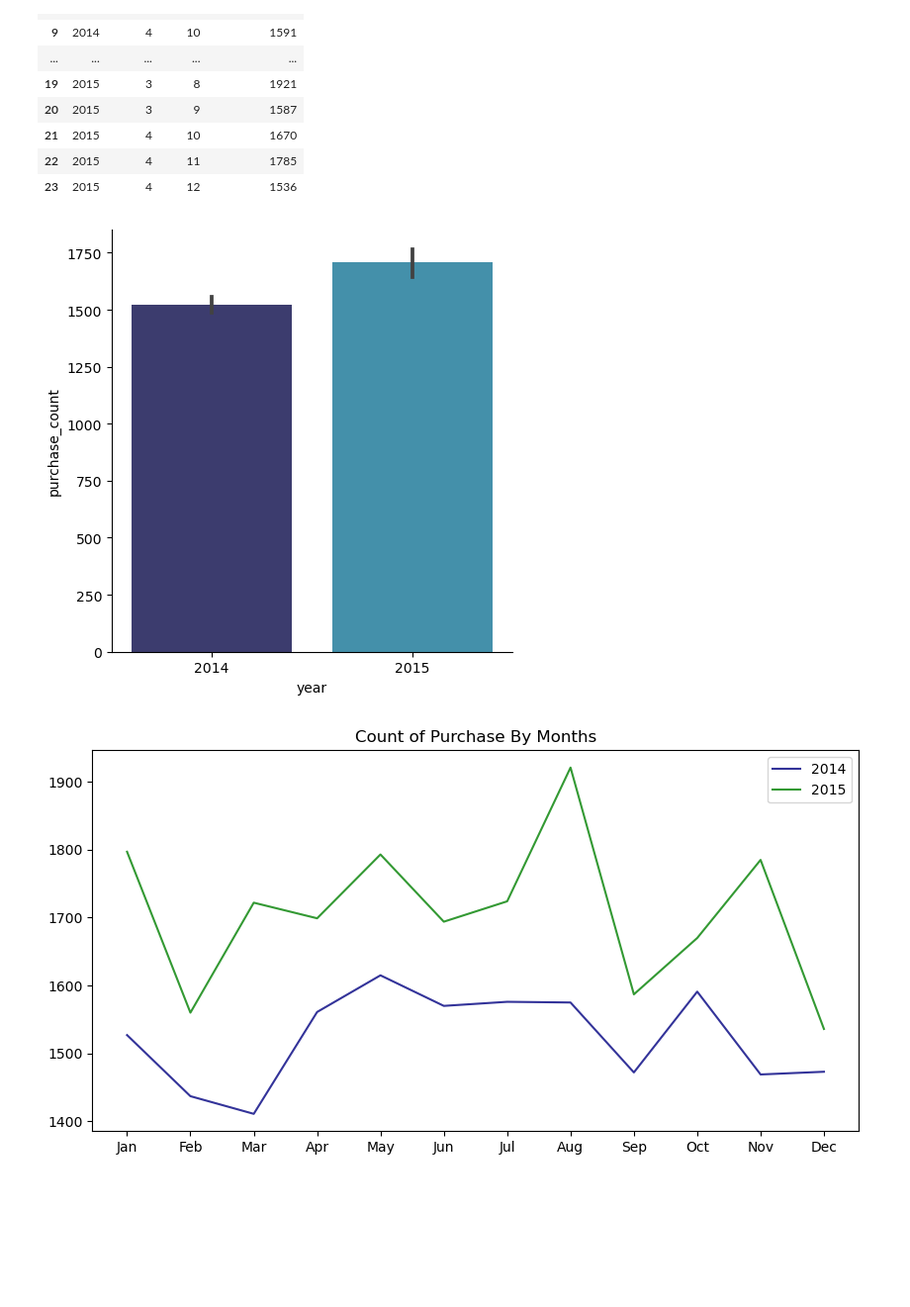
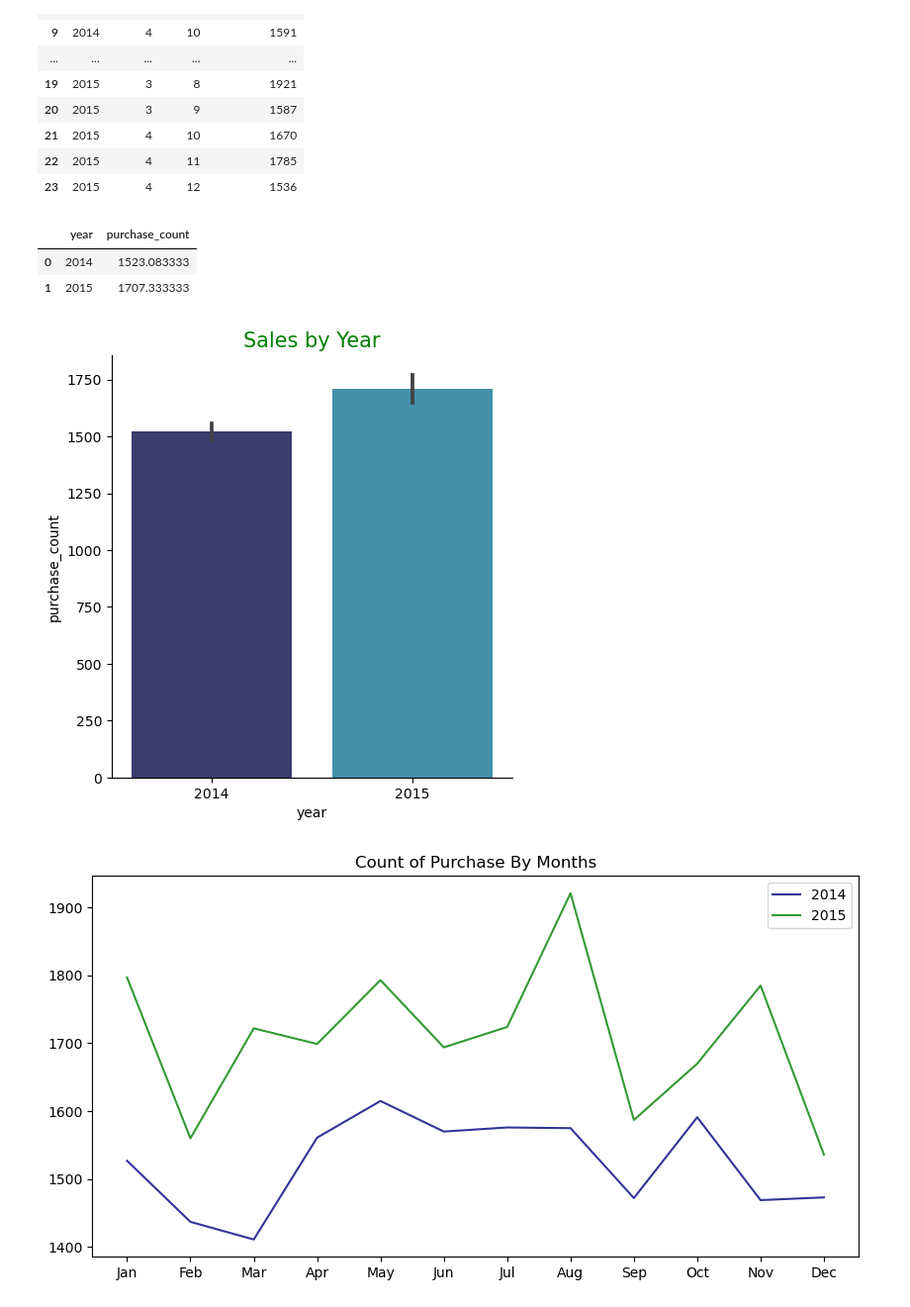
Before and after one commit to GraceOby/MarketBasketAnalysis, a Jupyter notebook: Market Basket Analysis/market_basket_analysis.ipynb, the cells around one changed output. Shown at 99% size. Drawn from its saved outputs; the diff is of its cells as text; code cells hidden in the pictures; blank space fills up the shorter version.

```diff
--- a/Market Basket Analysis/market_basket_analysis.ipynb
+++ b/Market Basket Analysis/market_basket_analysis.ipynb
@@ -218,11 +267,19 @@ df2
 | 21 | 2015 | 4 | 10 | 1670 |
 | 22 | 2015 | 4 | 11 | 1785 |
 | 23 | 2015 | 4 | 12 | 1536 |
+# %%
+df2.groupby(["year"]).agg({"purchase_count":"mean"}).reset_index()
+# %% [output]
+|  | year | purchase_count |
+| 0 | 2014 | 1523.083333 |
+| 1 | 2015 | 1707.333333 |
 # %%
 sns.catplot(x='year',y="purchase_count",data=df2,kind='bar', palette="ocean", alpha=0.8)
+
+plt.title("Sales by Year", size=15, color="green")
 plt.show()
 # %% [output]
-[figure, old version]
+[figure, new version]
 # %%
 df2_2014 = df2.loc[df2["year"]== 2014]
 df2_2015 = df2.loc[df2["year"] == 2015]
```
Also changed, not shown: parts of 63 cells of this notebook, 2 other files.
